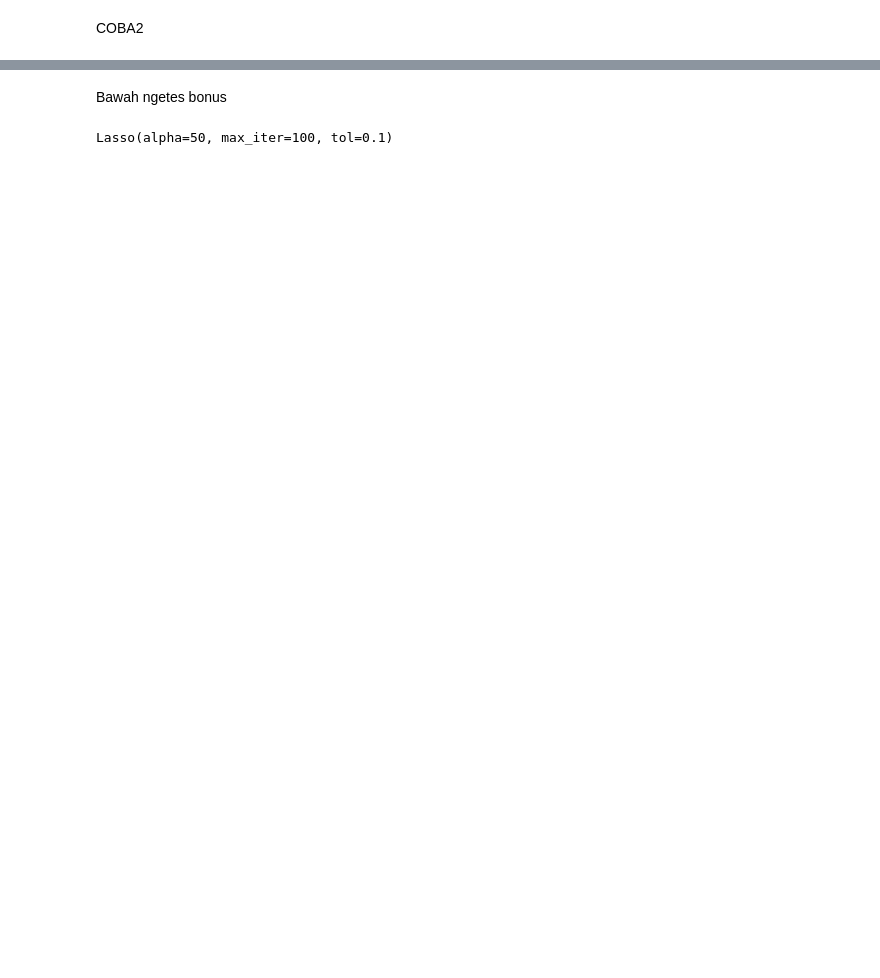
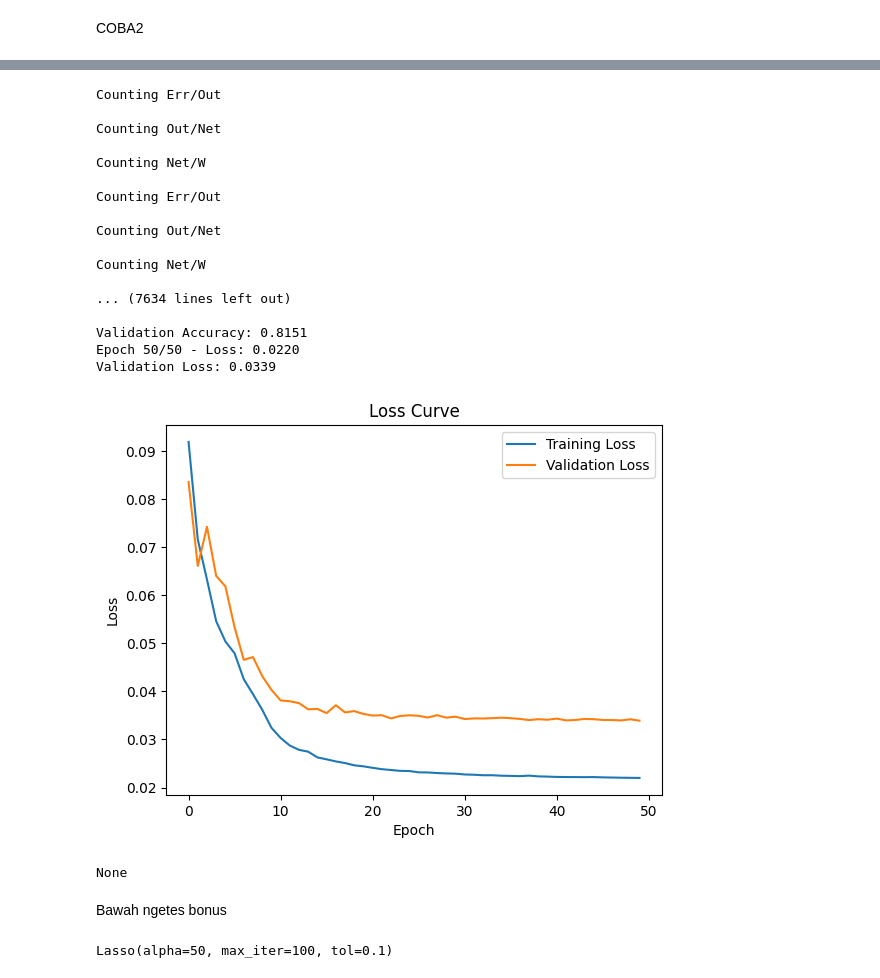
Before and after one commit to pandaandsushi/IF3270_Tubes1_FFNN, a Jupyter notebook: src/notebook.ipynb, the cells around one changed output, grey strips where cells are left out. Saved outputs shown, nothing was run; the diff lists cells and outputs as text; code cells hidden in the pictures; blank space fills up the shorter version.

Commit message:
feat: add loss graphic (still berantakan & bbrp kesalahan logic omg)

```diff
--- a/src/notebook.ipynb
+++ b/src/notebook.ipynb
@@ -84,7 +84,7 @@ X_train = scaler.fit_transform(X_train)
 X_test = scaler.transform(X_test)
 
 # 2 hidden layers (100 neurons each)
-ffnn = MLPClassifier(hidden_layer_sizes=(100, 100), activation='relu', solver='adam', max_iter=50)
+ffnn = MLPClassifier(hidden_layer_sizes=(200, 200), activation='relu', solver='adam', max_iter=50)
 ffnn.fit(X_train, y_train)
 ffnn.score(X_test, y_test)
 # %% [output]
@@ -382,3 +430,33 @@ Epoch 50/50 - Loss: 233.2592
+# %%
+ffnn_model = FFNN(
+    layers=[X_train.shape[1], 100, 100, 100, 100, 100, len(set(y_train))],  # Input, hidden 1, hidden 2, output
+    activation_functions=['relu', 'relu', 'relu', 'relu', 'relu', 'relu'],
+    loss_function='mse',
+    weight_method='xavier',
+    seed=42
+)
+
+print(ffnn_model.train(X_train, y_train, X_test, y_test, epochs=50, learning_rate=0.001, batch_size=200))
+# %% [output]
+Counting Err/Out
+
+Counting Out/Net
+
+Counting Net/W
+
+Counting Err/Out
+
+Counting Out/Net
+
+Counting Net/W
+
+... (7634 lines left out)
+
+Validation Accuracy: 0.8151
+Epoch 50/50 - Loss: 0.0220
+Validation Loss: 0.0339
+[figure, added]
+None
 # %% [markdown]
 Bawah ngetes bonus
 # %%
```
Also changed, not shown: parts of 6 cells of this notebook.
